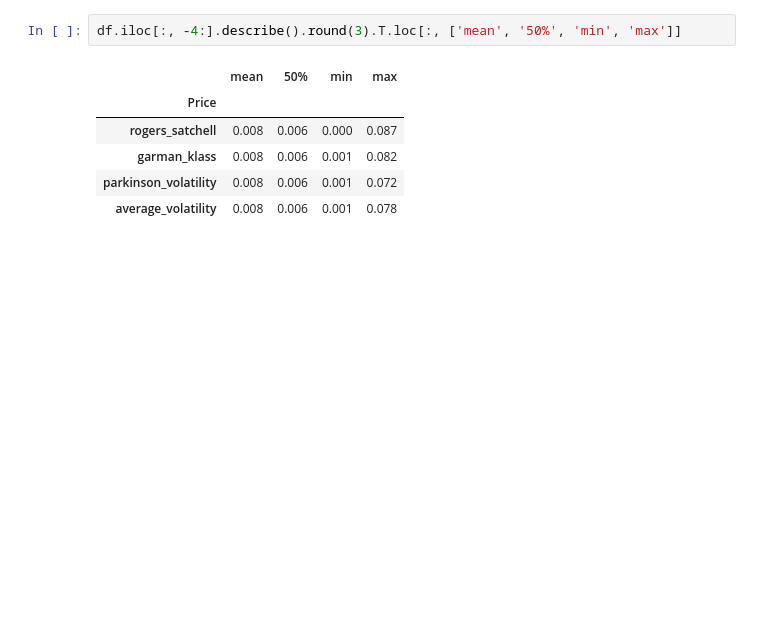
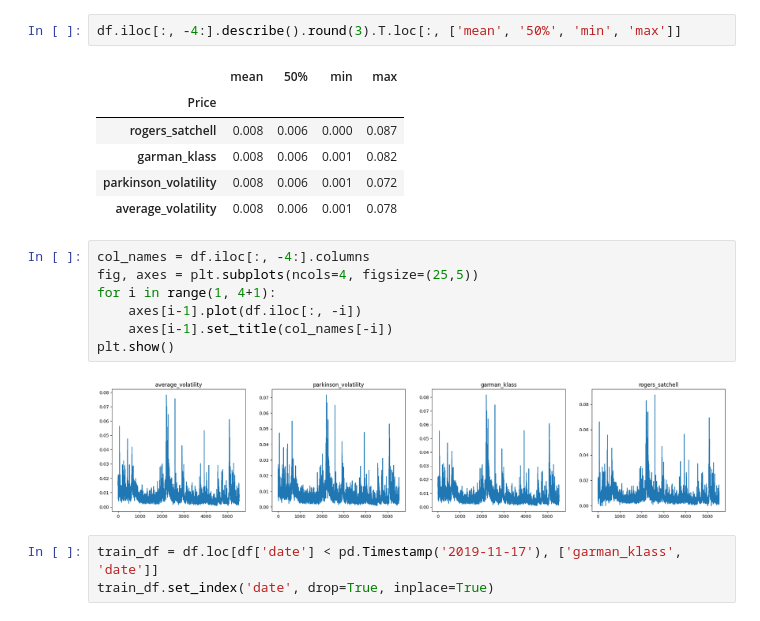
Before and after one commit to finnlimjc/Regime-Classification, a Jupyter notebook: notebooks/realized_volatility.ipynb, the cells around one changed output. Drawn from its saved outputs; the diff is of its cells as text; blank space fills up the shorter version.

```diff
--- a/notebooks/realized_volatility.ipynb
+++ b/notebooks/realized_volatility.ipynb
@@ -82,3 +109,15 @@ df.iloc[:, -4:].describe().round(3).T.loc[:, ['mean', '50%', 'min', 'max']]
 | garman_klass | 0.008 | 0.006 | 0.001 | 0.082 |
 | parkinson_volatility | 0.008 | 0.006 | 0.001 | 0.072 |
 | average_volatility | 0.008 | 0.006 | 0.001 | 0.078 |
+# %%
+col_names = df.iloc[:, -4:].columns
+fig, axes = plt.subplots(ncols=4, figsize=(25,5))
+for i in range(1, 4+1):
+    axes[i-1].plot(df.iloc[:, -i])
+    axes[i-1].set_title(col_names[-i])
+plt.show()
+# %% [output]
+[figure, added]
+# %%
+train_df = df.loc[df['date'] < pd.Timestamp('2019-11-17'), ['garman_klass', 'date']]
+train_df.set_index('date', drop=True, inplace=True)
```
Also changed, not shown: parts of 23 cells of this notebook, 5 other files.
